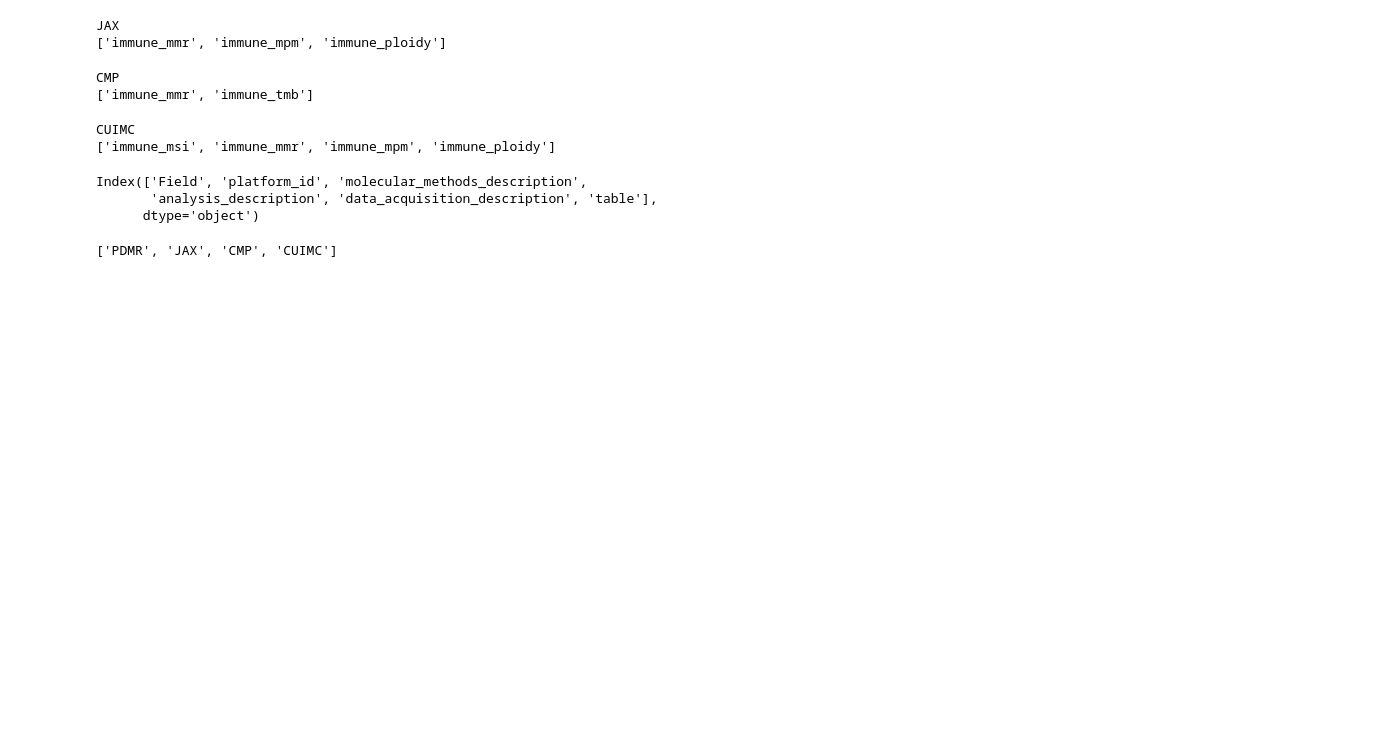
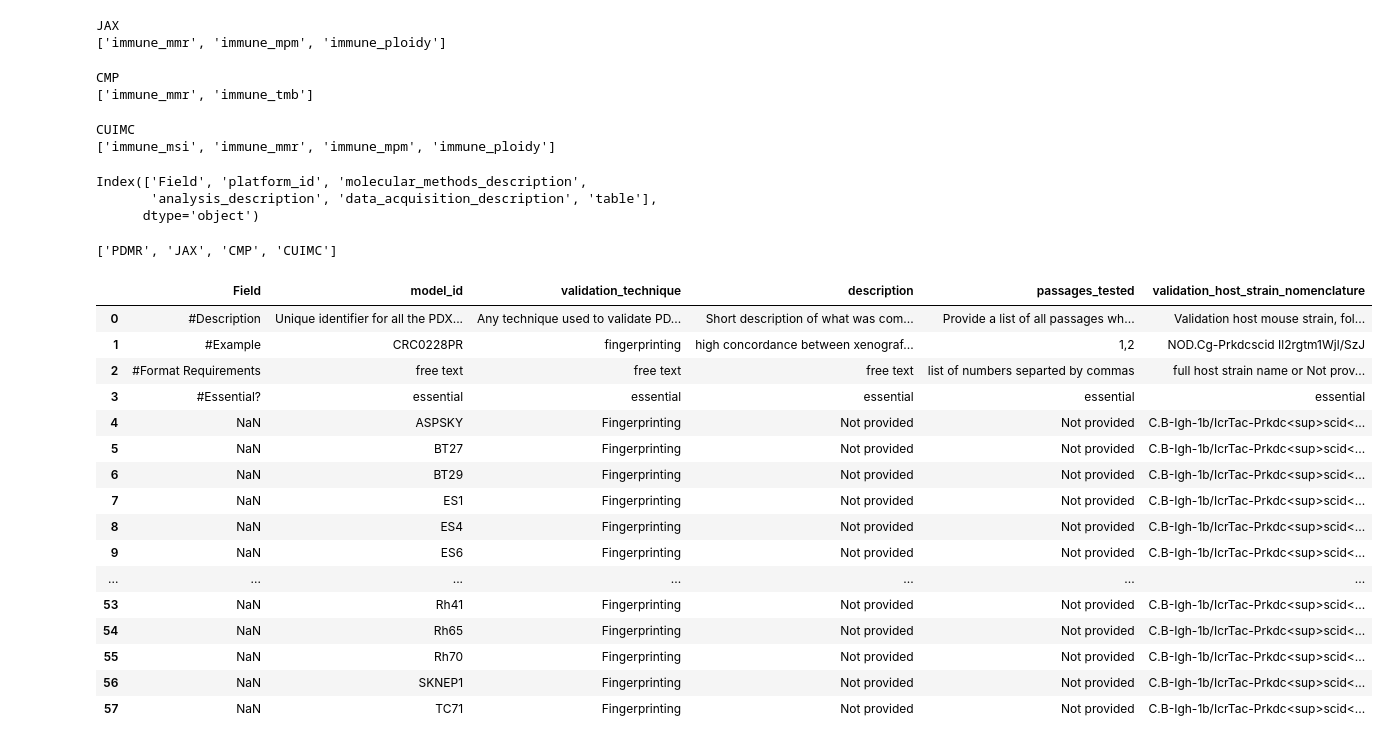
Before and after one commit to PDCMFinder/PdcmDataTransformers, a Jupyter notebook: Clean-up-scripts/Data_cleanup.ipynb, the cells around one changed output. Saved outputs shown, nothing was run; the diff lists cells and outputs as text; code cells hidden in the pictures; blank space fills up the shorter version.

```diff
--- a/Clean-up-scripts/Data_cleanup.ipynb
+++ b/Clean-up-scripts/Data_cleanup.ipynb
@@ -592,3 +592,9 @@ for i in tqdm(range(len(samples))):
     if len(temp) > 0:
         file_name = join(CMP_mut_path, f"CMP_mut_{s}.tsv")
         temp.to_csv(file_name, sep='\t', index=False)
+# %%
+from utils import read_metadata_with_fields, read_metadata_without_fields, get_files
+from os.path import join, exists
+from os import remove
+from pandas import read_csv as read, concat, to_numeric
+GCCRI_path = '/Users/tushar/CancerModels/pdxfinder-data/data/UPDOG/GCCRI'
@@ -594,0 +608,12 @@ for i in tqdm(range(len(samples))):
+# %%
+pdx = read_metadata_without_fields(join(GCCRI_path, 'GCCRI_metadata-pdx_model.tsv'))
+new_model_id = [mid.replace('-', '').replace('NCH', 'NCH-').replace('1NCH', '1-NCH').replace('2NCH', '2-NCH') for mid in pdx['model_id']]
+new_model_id = [mid.replace('S13', '-S13_').replace('--', '-') for mid in new_model_id]
+mapper = dict(zip(list(pdx['model_id']), new_model_id))
+ps_mapper = dict(zip(list(pdx['model_id'] + '_P'), [n + '_P' for n in new_model_id]))
+#pdx.replace(mapper).to_csv(join(GCCRI_path, 'GCCRI_metadata-pdx_model.tsv'), sep='\t', index=False)
+# %%
+def fix_ids(path, mapper):
+    df = read_metadata_without_fields(path).replace(mapper)
+    header = read_metadata_with_fields(path).iloc[0:4]
+    return concat([header, df]).reset_index(drop=True)
@@ -594,0 +624,20 @@ for i in tqdm(range(len(samples))):
+# %%
+fix_ids(join(GCCRI_path, 'GCCRI_metadata-model_validation.tsv'), mapper).to_csv(join(GCCRI_path, 'GCCRI_metadata-model_validation.tsv'), sep='\t', index=False)
+# %% [output]
+|  | Field | model_id | validation_technique | description | passages_tested | validation_host_strain_nomenclature |
+| 0 | #Description | Unique identifier for all the PDX... | Any technique used to validate PD... | Short description of what was com... | Provide a list of all passages wh... | Validation host mouse strain, fol... |
+| 1 | #Example | CRC0228PR | fingerprinting | high concordance between xenograf... | 1,2 | NOD.Cg-Prkdcscid Il2rgtm1Wjl/SzJ |
+| 2 | #Format Requirements | free text | free text | free text | list of numbers separted by commas | full host strain name or Not prov... |
+| 3 | #Essential? | essential | essential | essential | essential | essential |
+| 4 | NaN | ASPSKY | Fingerprinting | Not provided | Not provided | C.B-Igh-1b/IcrTac-Prkdc<sup>scid<... |
+| 5 | NaN | BT27 | Fingerprinting | Not provided | Not provided | C.B-Igh-1b/IcrTac-Prkdc<sup>scid<... |
+| 6 | NaN | BT29 | Fingerprinting | Not provided | Not provided | C.B-Igh-1b/IcrTac-Prkdc<sup>scid<... |
+| 7 | NaN | ES1 | Fingerprinting | Not provided | Not provided | C.B-Igh-1b/IcrTac-Prkdc<sup>scid<... |
+| 8 | NaN | ES4 | Fingerprinting | Not provided | Not provided | C.B-Igh-1b/IcrTac-Prkdc<sup>scid<... |
+| 9 | NaN | ES6 | Fingerprinting | Not provided | Not provided | C.B-Igh-1b/IcrTac-Prkdc<sup>scid<... |
+| ... | ... | ... | ... | ... | ... | ... |
+| 53 | NaN | Rh41 | Fingerprinting | Not provided | Not provided | C.B-Igh-1b/IcrTac-Prkdc<sup>scid<... |
+| 54 | NaN | Rh65 | Fingerprinting | Not provided | Not provided | C.B-Igh-1b/IcrTac-Prkdc<sup>scid<... |
+| 55 | NaN | Rh70 | Fingerprinting | Not provided | Not provided | C.B-Igh-1b/IcrTac-Prkdc<sup>scid<... |
+| 56 | NaN | SKNEP1 | Fingerprinting | Not provided | Not provided | C.B-Igh-1b/IcrTac-Prkdc<sup>scid<... |
+| 57 | NaN | TC71 | Fingerprinting | Not provided | Not provided | C.B-Igh-1b/IcrTac-Prkdc<sup>scid<... |
```
Also changed, not shown: parts of 12 cells of this notebook.
